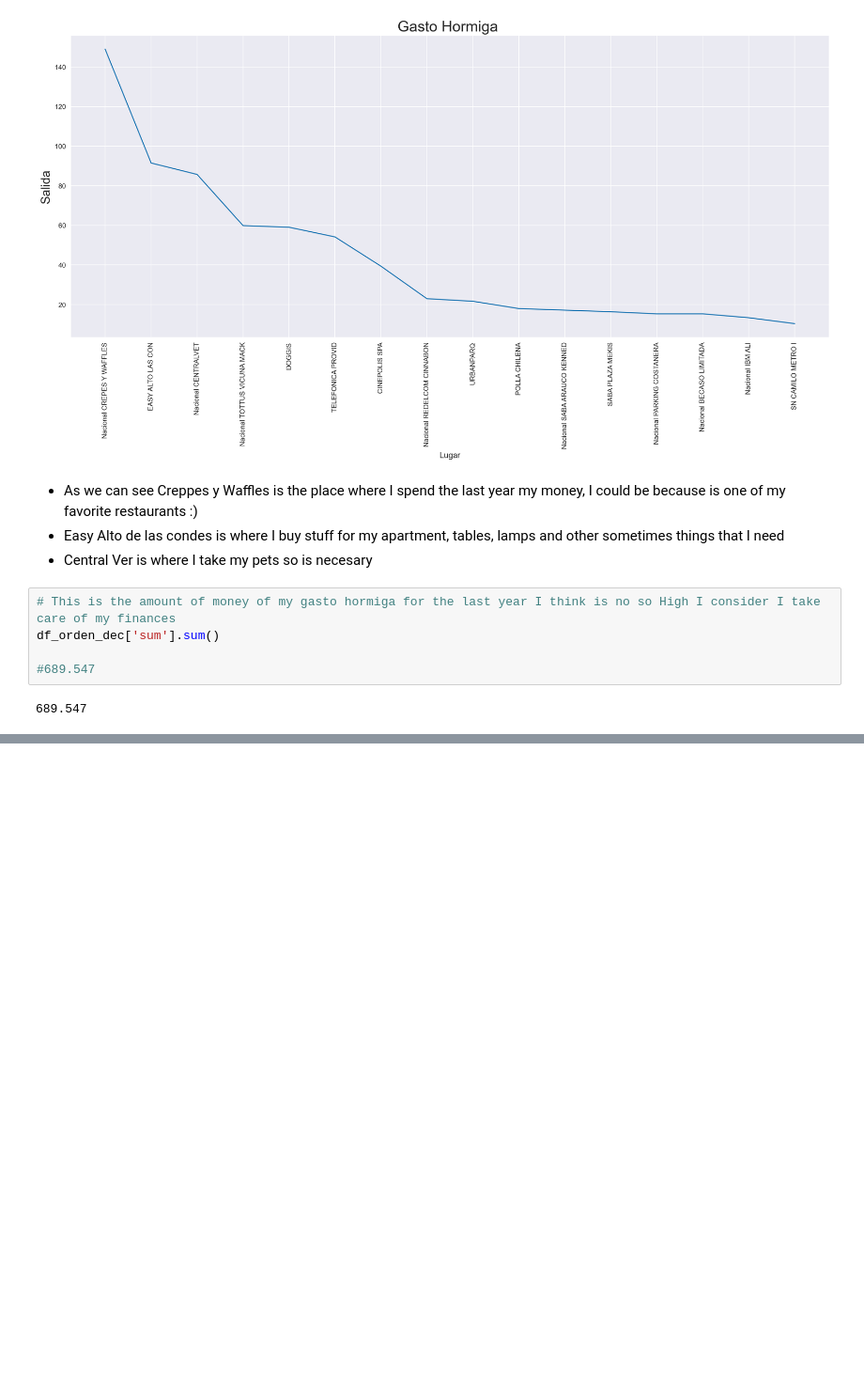
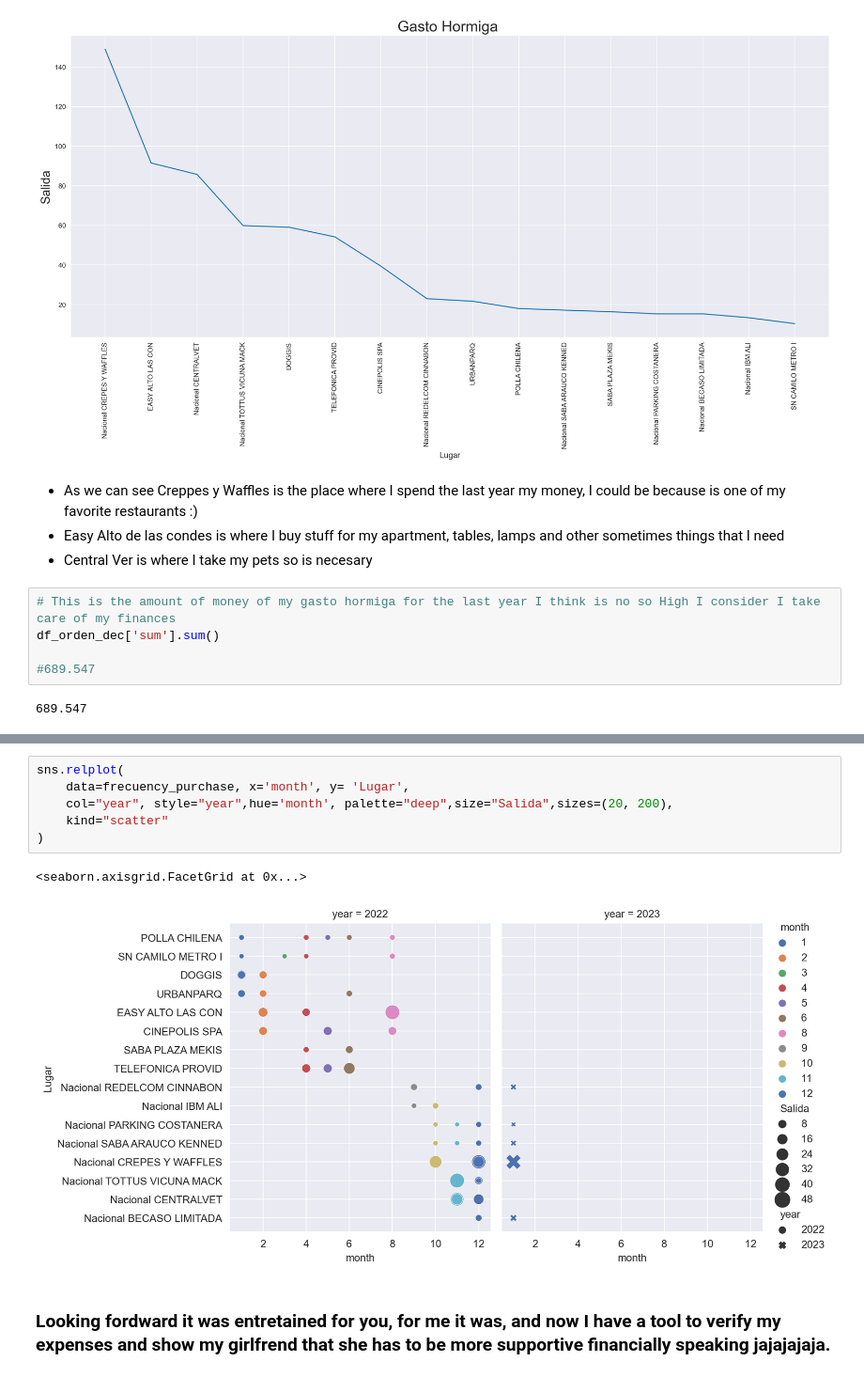
Before and after one commit to yohan-alfonso/Analisis_Exrtacto_Bancario, a Jupyter notebook: Analisis.ipynb, the cells around one changed output, grey strips where cells are left out. Shown at 94% size. Drawn from its saved outputs; the diff is of its cells as text; blank space fills up the shorter version.

```diff
--- a/Analisis.ipynb
+++ b/Analisis.ipynb
@@ -469,0 +463,11 @@ df_orden_dec['sum'].sum()
+# %%
+sns.relplot(
+    data=frecuency_purchase, x='month', y= 'Lugar',
+    col="year", style="year",hue='month', palette="deep",size="Salida",sizes=(20, 200),
+    kind="scatter"
+)
+# %% [output]
+<seaborn.axisgrid.FacetGrid at 0x...>
+[figure, added]
+# %% [markdown]
+### Looking fordward it was entretained for you, for me it was,  and now I have a tool to verify my expenses and show my girlfrend that she has to be more supportive financially speaking jajajajaja.
```
Also changed, not shown: parts of 37 cells of this notebook.
